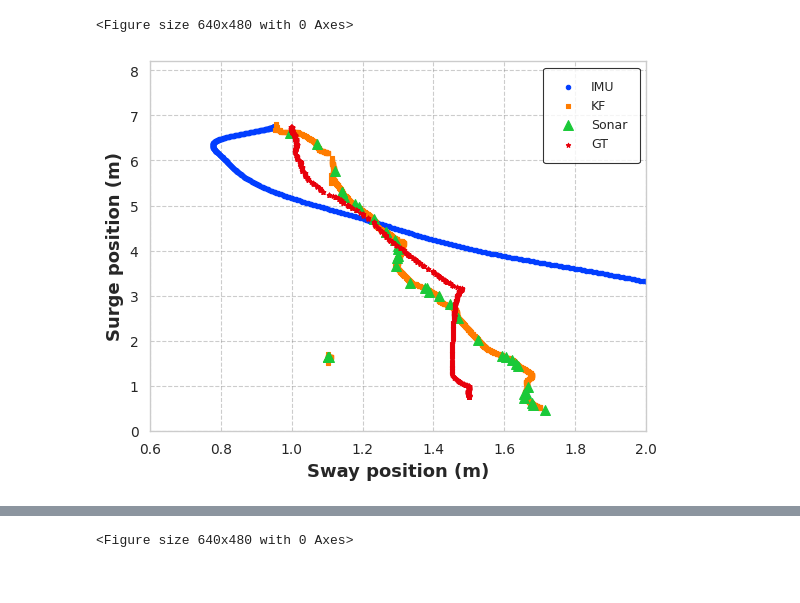
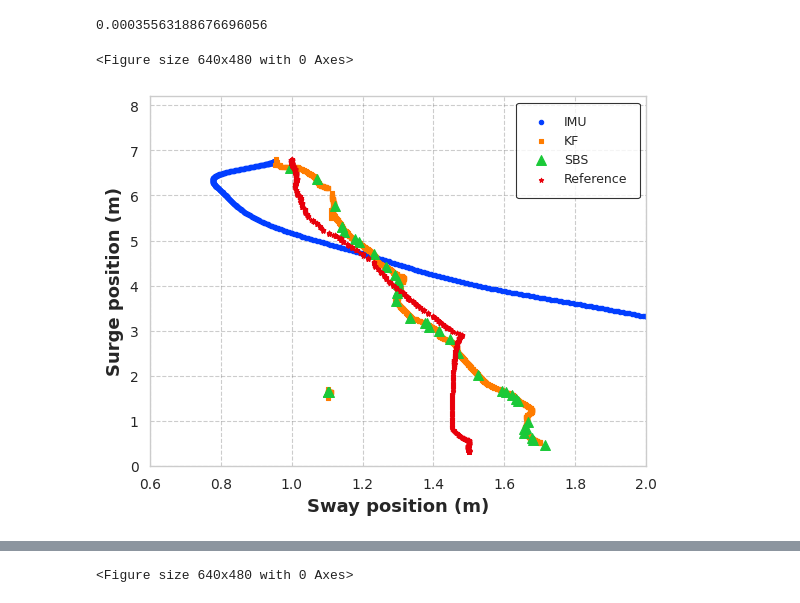
Before and after one commit to SAAB-NTU/2024_UWR, a Jupyter notebook: Analysis/2026_article/2026_analysis_raw.ipynb, the cells around one changed output, grey strips where cells are left out. Saved outputs shown, nothing was run; the diff lists cells and outputs as text; code cells hidden in the pictures.

```diff
--- a/Analysis/2026_article/2026_analysis_raw.ipynb
+++ b/Analysis/2026_article/2026_analysis_raw.ipynb
@@ -41,6 +58,6 @@ cumulative_displacement_x = np.cumsum(div_flows_mean)
 cumulative_displacement_y =np.cumsum(displacements)
 cumulative_displacement_z =np.cumsum(displacements_z)*0.001
 cumulative_displacement_x*=0.5/abs(cumulative_displacement_x[0]-cumulative_displacement_x[cumulative_displacement_x.shape[0]-1])
-cumulative_displacement_y*=6/abs(cumulative_displacement_y[0]-cumulative_displacement_y[cumulative_displacement_y.shape[0]-1])
+cumulative_displacement_y*=6.5/abs(cumulative_displacement_y[0]-cumulative_displacement_y[cumulative_displacement_y.shape[0]-1])
 cumulative_displacement_x+=1
-cumulative_displacement_y=6.75-cumulative_displacement_y
+cumulative_displacement_y=6.8-cumulative_displacement_y
@@ -47,3 +78,7 @@ cumulative_displacement_y=6.75-cumulative_displacement_y
+# %%
+np.abs(0.3-cumulative_displacement_y[cumulative_displacement_y.shape[0]-1])
+# %% [output]
+0.00035563188676696056
 # %%
 gt_interp_x_kf=np.interp(df_kf["Timestamp"]-df_kf["Timestamp"][0],np.linspace(0,df_kf["Timestamp"][len(df_kf)-1]-df_kf["Timestamp"][0],cumulative_displacement_x.shape[0]),cumulative_displacement_x)
 gt_interp_y_kf=np.interp(df_kf["Timestamp"]-df_kf["Timestamp"][0],np.linspace(0,df_kf["Timestamp"][len(df_kf)-1]-df_kf["Timestamp"][0],cumulative_displacement_y.shape[0]),cumulative_displacement_y)
@@ -79,29 +114,29 @@ plt.rcParams.update({
 # %%
 plt.grid(True, linestyle='--', alpha=0.4, color='gray')
 
 
 
 plt.scatter(0.95+df_imu["Pose_X"],6.75+df_imu["Pose_Y"],label="IMU",s=10,color=palette[0],marker=markers[0])
 plt.scatter(df_kf["Pose_X"],df_kf["Pose_Y"],label="KF",s=10,color=palette[1],marker=markers[1])
-plt.scatter(df_sbs["Sonar_distance_1"]/1000,df_sbs["Sonar_distance_2"]/1000,label="Sonar",s=50,color=palette[2],marker=markers[2])
-plt.scatter(gt_interp_x_kf,gt_interp_y_kf,label="GT",s=10,color=palette[3],marker=markers[3])
+plt.scatter(df_sbs["Sonar_distance_1"]/1000,df_sbs["Sonar_distance_2"]/1000,label="SBS",s=50,color=palette[2],marker=markers[2])
+plt.scatter(gt_interp_x_kf,gt_interp_y_kf,label="Reference",s=10,color=palette[3],marker=markers[3])
 
 #plt.ylim(1.5,8.2)
 #plt.xlim(1,1.4)
 plt.ylim(0,8.2)
 plt.xlim(0.6,2)
 #plt.title("Trajectory Comparison")
 plt.legend(
 fontsize=9,
 frameon=True,
 fancybox=True,
 borderpad=1,
 edgecolor='black'
 )
 #plt.xlim([0,70])
 
 plt.xlabel("Sway position (m)",fontsize=13, fontweight='bold')
 plt.ylabel("Surge position (m)",fontsize=13, fontweight='bold')
 plt.savefig("/home/saab/2024_UWR/Analysis/2026_article/1205_Rope/Selected/trajectory_comparison_xy.png",dpi=300)
 # %% [output]
-[figure, old version]
+[figure, new version]
```
Also changed, not shown: parts of 54 cells of this notebook, 13 other files.
